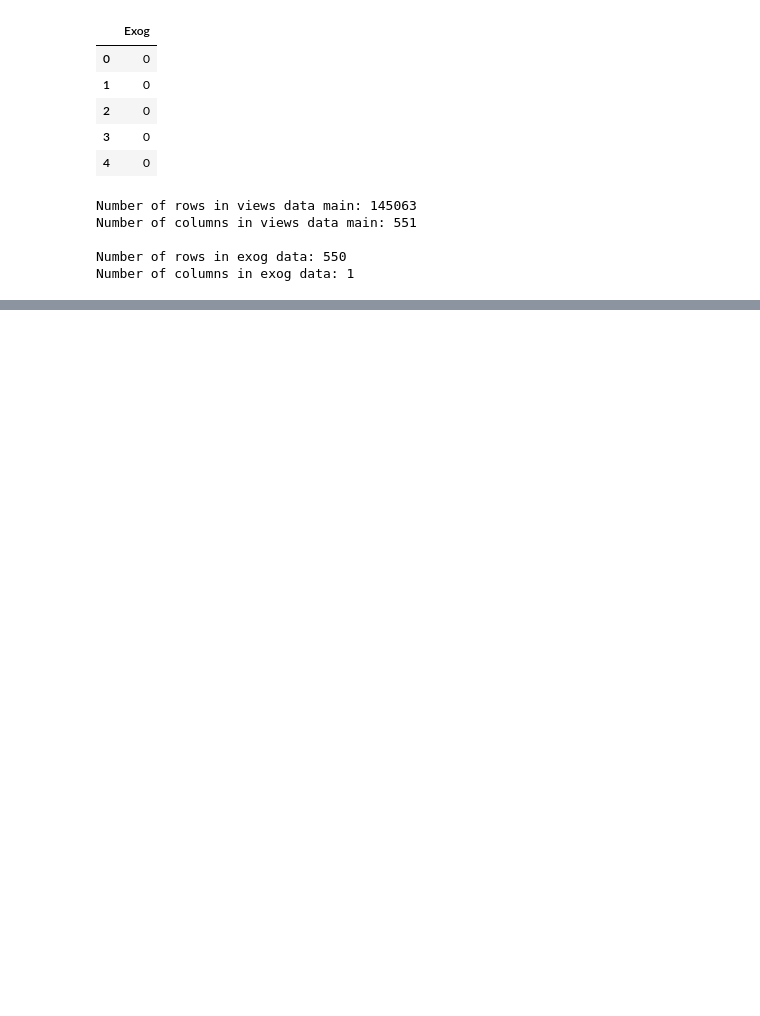
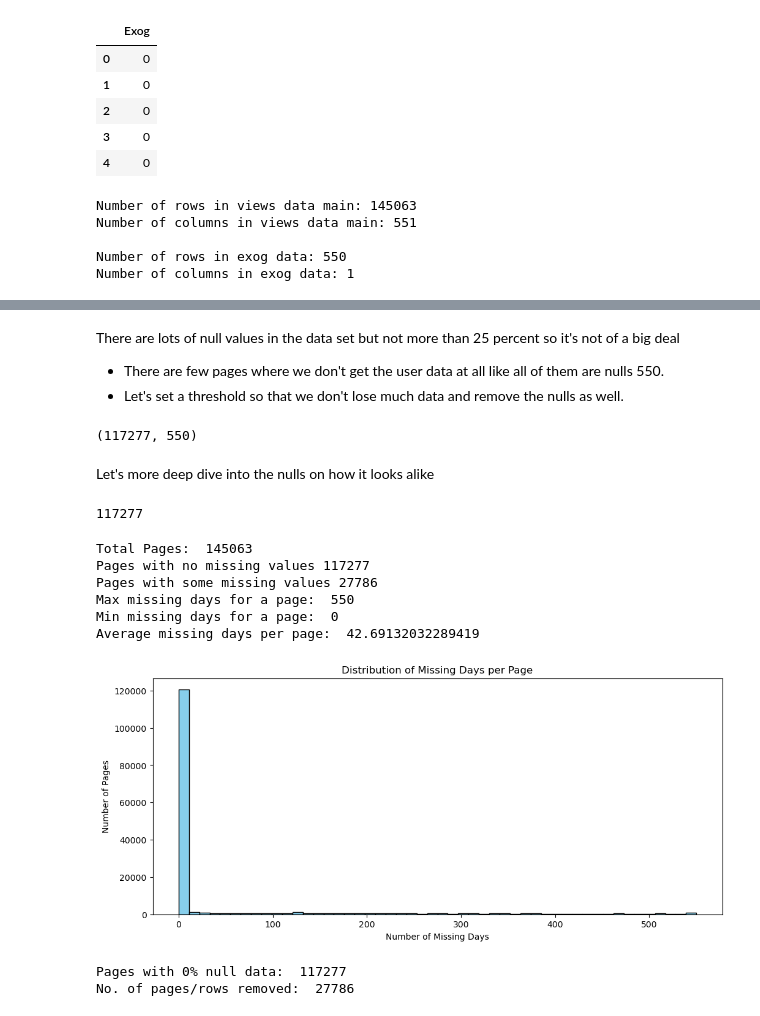
Before and after one commit to sayed-ashfaq/AdEase-ad_views-forecasting, a Jupyter notebook: AdeaseTimeSeries.ipynb, the cells around one changed output, grey strips where cells are left out. Cells and saved outputs as stored; diff of their text form; code cells hidden in the pictures; blank space fills up the shorter version.

```diff
--- a/AdeaseTimeSeries.ipynb
+++ b/AdeaseTimeSeries.ipynb
@@ -49,7 +52,7 @@ original_exog_data= pd.read_csv(DATA_DIR/'Exog_Campaign_eng.csv')
 
 # create copies for better preserving
 exog_df = original_exog_data.copy(deep= True)
-df = original_data.copy(deep = True)
+df = original_train_data.copy(deep = True)
 df.head()
 # %% [output]
 |  | Page | 2015-07-01 | 2015-07-02 | 2015-07-03 | 2015-07-04 | 2015-07-05 | 2015-07-06 | 2015-07-07 | ... |
@@ -59,3 +62,6 @@ df.head()
 | 3 | 4minute_zh.wikipedia.org_all-acce... | 35.0 | 13.0 | 10.0 | 94.0 | 4.0 | 26.0 | 14.0 | ... |
 | 4 | 52_Hz_I_Love_You_zh.wikipedia.org... | NaN | NaN | NaN | NaN | NaN | NaN | NaN | ... |
 5 rows × 551 columns
+# %%
+df = df.set_index('Page') # set the first column as index
+df.head()
@@ -100,0 +133,4 @@ Number of columns in exog data: 1
+# %%
+# Nan values in the dataset
+null_count_data = df.isna().sum(axis= 1)
+null_count_data
@@ -100,0 +165,49 @@ Number of columns in exog data: 1
+# %% [markdown]
+There are lots of null values in the data set but not more than 25 percent so it's not of a big deal
+- There are few pages where we don't get the user data at all like all of them are nulls 550.
+- Let's set a threshold so that we don't lose much data and remove the nulls as well.
+# %%
+df[df.isna().sum(axis= 1)/df.shape[1] <= 0].shape
+# %% [output]
+(117277, 550)
+# %% [markdown]
+Let's more deep dive into the nulls on how it looks alike
+# %%
+print((null_count_data==0).sum())
+# %% [output]
+117277
+# %%
+# Quick Statistics
+print("Total Pages: ", df.shape[0])
+print("Pages with no missing values", (null_count_data == 0).sum())
+print("Pages with some missing values", (null_count_data> 0).sum())
+print("Max missing days for a page: ", null_count_data.max())
+print("Min missing days for a page: ", null_count_data.min())
+print("Average missing days per page: ", null_count_data.mean())
+
+# Create a histogram to understand the values per page
+plt.figure(figsize=(12,5))
+plt.hist(null_count_data, bins= 50, color = 'skyblue', edgecolor= 'black')
+plt.title("Distribution of Missing Days per Page")
+plt.xlabel("Number of Missing Days")
+plt.ylabel("Number of Pages")
+plt.show()
+# %% [output]
+Total Pages:  145063
+Pages with no missing values 117277
+Pages with some missing values 27786
+Max missing days for a page:  550
+Min missing days for a page:  0
+Average missing days per page:  42.69132032289419
+[figure, added]
+# %%
+# let's define a threshold balancing both data and null count. Data enough to train and min null count
+
+threshold = 0 # 10% percent of days are nan
+
+clean_df = df[df.isna().sum(axis= 1)/df.shape[1] <= threshold]
+print(f"Pages with {threshold}% null data: ", len(clean_df))
+print("No. of pages/rows removed: ", len(df) - len(clean_df))
+# %% [output]
+Pages with 0% null data:  117277
+No. of pages/rows removed:  27786
```
Also changed, not shown: parts of 12 cells of this notebook.
